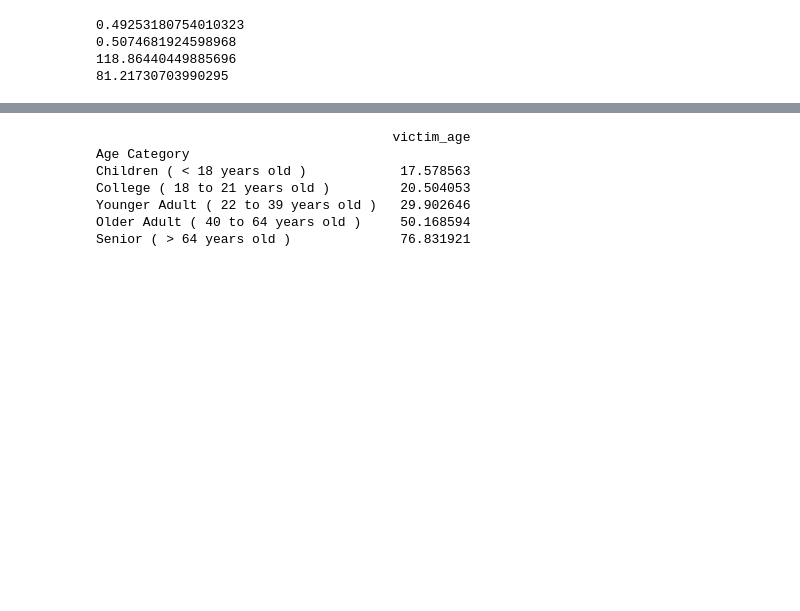
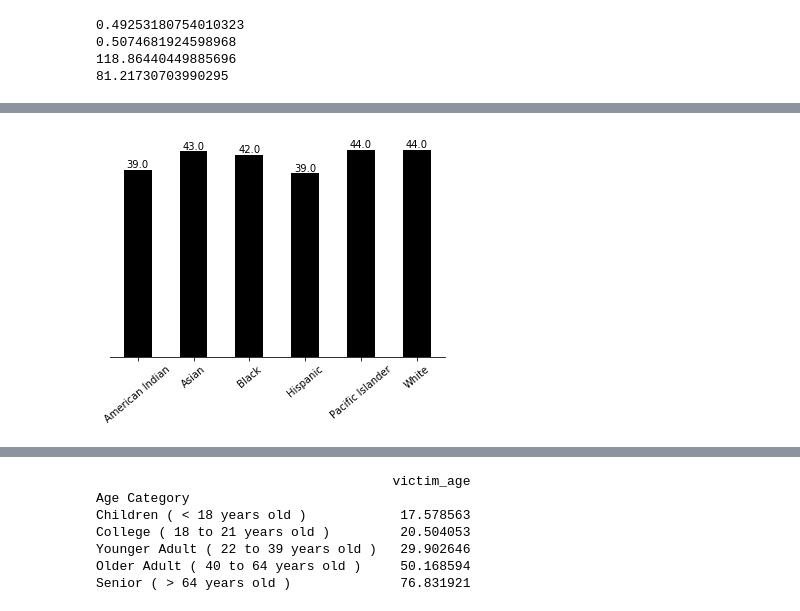
Before and after one commit to shaun-huang/LA-Traffic-Collision-Analysis, a Jupyter notebook: LA Collision Analysis/02 - LA Traffic Collision Analysis - AG.ipynb, the cells around one changed output, grey strips where cells are left out. Cells and saved outputs as stored; diff of their text form; code cells hidden in the pictures; blank space fills up the shorter version.

```diff
--- a/LA Collision Analysis/02 - LA Traffic Collision Analysis - AG.ipynb
+++ b/LA Collision Analysis/02 - LA Traffic Collision Analysis - AG.ipynb
@@ -259,0 +268,7 @@ print(female_ratio)
+# %%
+df1 = df.copy()
+df1 = df1[['victim_race','victim_age']]
+df1=df1.groupby(['victim_race'])
+meandata = pd.DataFrame(df1['victim_age'].mean())
+meandata = meandata[meandata.index!='Unknown']
+meandata
@@ -259,0 +284,23 @@ print(female_ratio)
+# %%
+
+fig = meandata.plot(kind='bar', color="black")
+fig.tick_params(axis='x', rotation=40)
+fig.spines['right'].set_visible(False)
+fig.spines['top'].set_visible(False)
+fig.spines['left'].set_visible(False)
+fig.set_xlabel("")
+fig.set_yticks([])
+
+# fig.set_title('Collision by Victim Age Means')
+fig.legend().remove()
+
+rects = fig.patches
+labels=meandata.victim_age.tolist()
+labels=[round(i,0) for i in labels]
+sum_labels = sum(labels)
+# perc_labels = [round(i/sum_labels*100,2) for i in labels]
+# perc_labels = ['{:,.2f}%'.format(i) for i in perc_labels]
+for rect,label in zip(rects,labels):
+      fig.text(rect.get_x()+rect.get_width()/2,rect.get_height(),label,ha='center',va='bottom')
+# %% [output]
+[figure, added]
```
Also changed, not shown: parts of 24 cells of this notebook.
